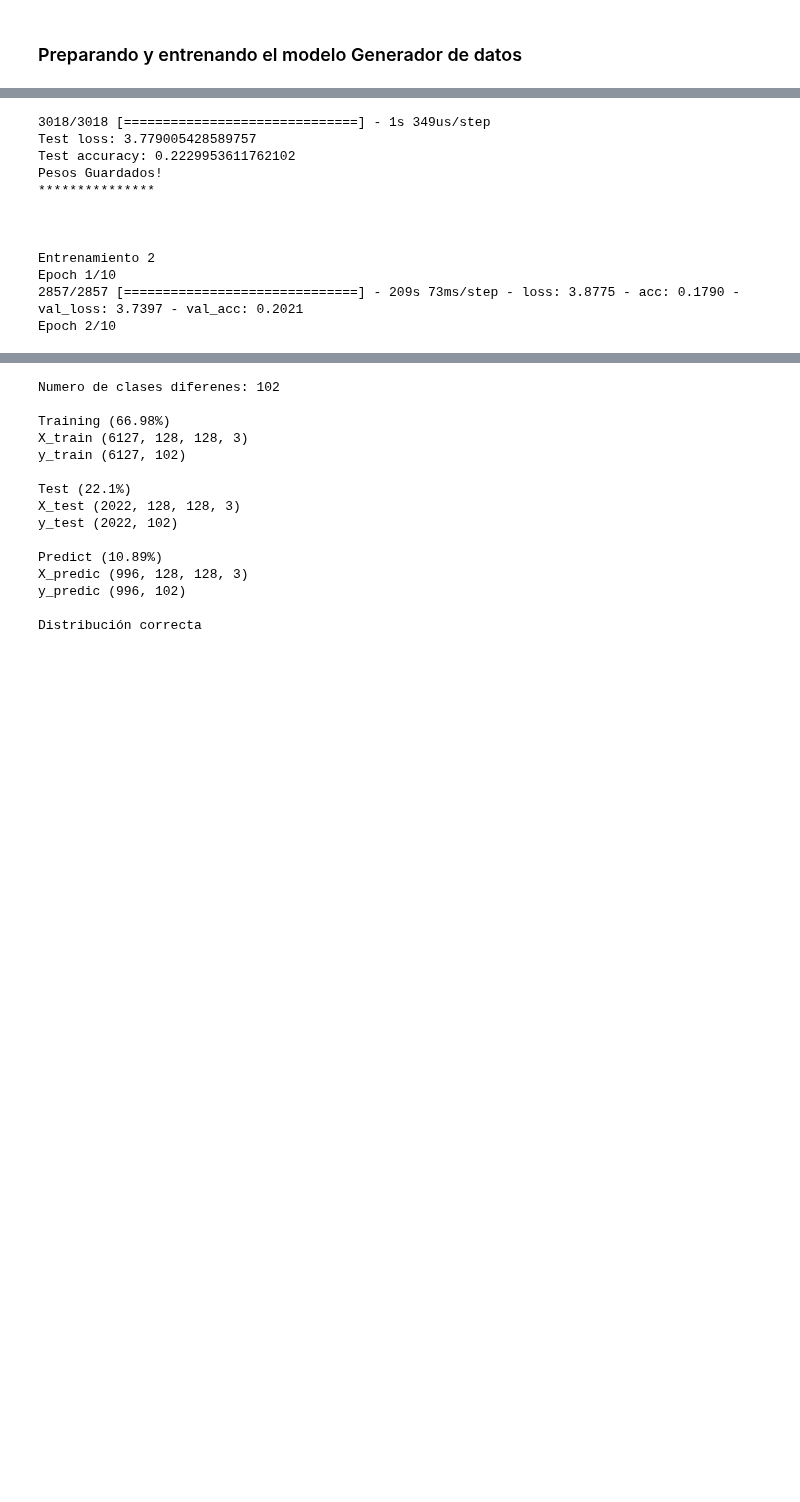
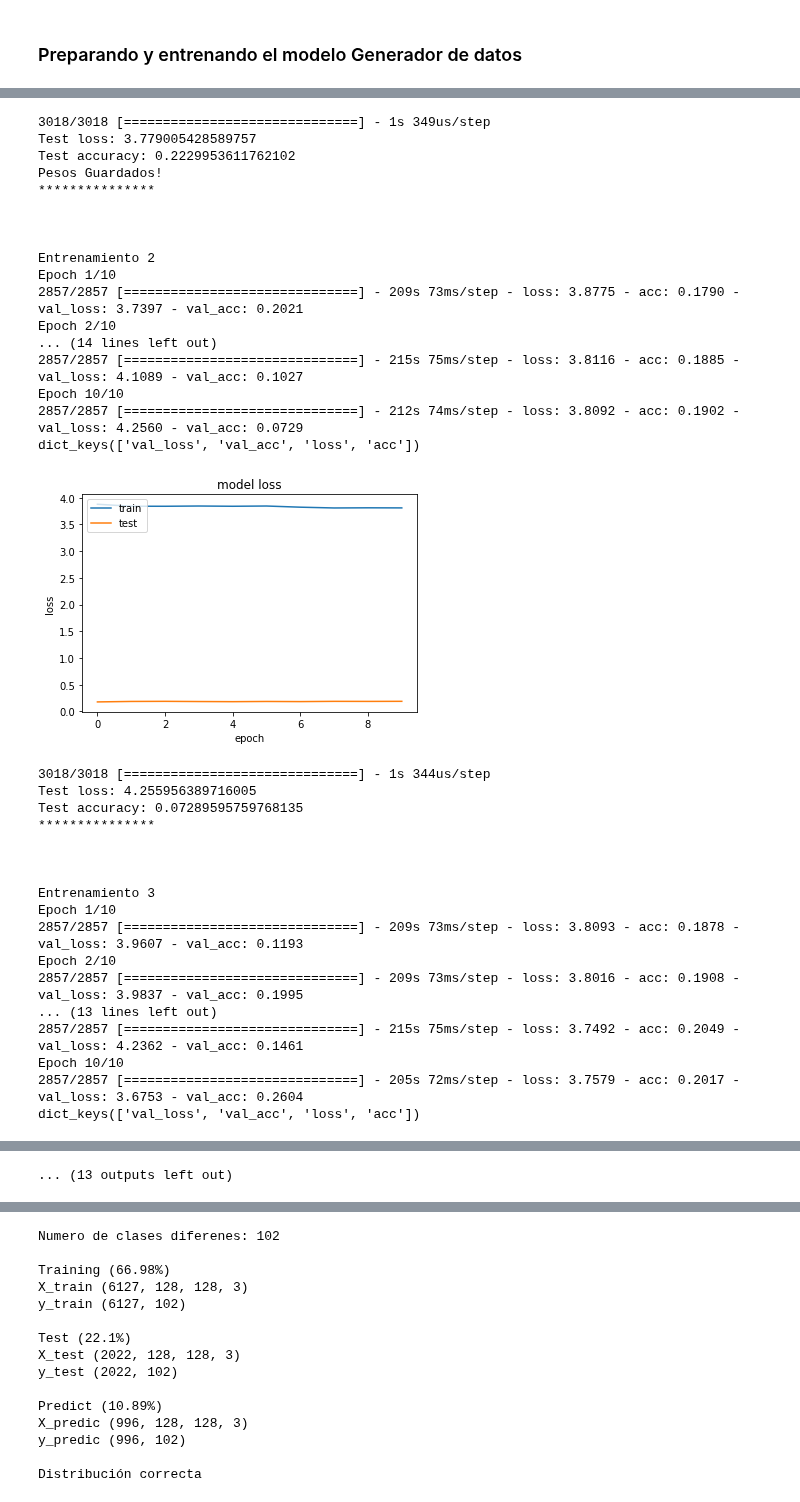
Before and after one commit to wisrovi/RedesNeuronales, a Jupyter notebook: 07MAIR-WilliamSteveRodriguezVillamizar.ipynb, the cells around one changed output, grey strips where cells are left out. Drawn from its saved outputs; the diff is of its cells as text; code cells hidden in the pictures; blank space fills up the shorter version.

```diff
--- a/07MAIR-WilliamSteveRodriguezVillamizar.ipynb
+++ b/07MAIR-WilliamSteveRodriguezVillamizar.ipynb
@@ -258,7 +274,8 @@ for i in range(numeroEntrenamientos):
             X_test_generator, y_test_generator
         ),
         workers=4,
-        steps_per_epoch=pasos_por_epoca)
+        steps_per_epoch=pasos_por_epoca,
+        callbacks=DefineCallback())
 
     plot_history(history_augmentation)
 
@@ -281,30 +298,53 @@ for i in range(numeroEntrenamientos):
 2857
 
 
 Entrenamiento 1
 Epoch 1/10
 2857/2857 [==============================] - 217s 76ms/step - loss: 3.6928 - acc: 0.2112 - val_loss: 3.4603 - val_acc: 0.2886
 Epoch 2/10
 2857/2857 [==============================] - 210s 73ms/step - loss: 3.5184 - acc: 0.2410 - val_loss: 3.5258 - val_acc: 0.2323
 Epoch 3/10
 2857/2857 [==============================] - 207s 72ms/step - loss: 3.4860 - acc: 0.2491 - val_loss: 3.5823 - val_acc: 0.2064
 Epoch 4/10
 2857/2857 [==============================] - 207s 73ms/step - loss: 3.4854 - acc: 0.2494 - val_loss: 3.6682 - val_acc: 0.1885
 ... (9 lines left out)
 2857/2857 [==============================] - 208s 73ms/step - loss: 3.8488 - acc: 0.1982 - val_loss: 3.7004 - val_acc: 0.1991
 Epoch 10/10
 2857/2857 [==============================] - 207s 73ms/step - loss: 3.9028 - acc: 0.1814 - val_loss: 3.7790 - val_acc: 0.2230
 dict_keys(['val_loss', 'val_acc', 'loss', 'acc'])
 [figure]
 3018/3018 [==============================] - 1s 349us/step
 Test loss: 3.779005428589757
 Test accuracy: 0.2229953611762102
 Pesos Guardados!
 ***************
 
 
 
 Entrenamiento 2
 Epoch 1/10
 2857/2857 [==============================] - 209s 73ms/step - loss: 3.8775 - acc: 0.1790 - val_loss: 3.7397 - val_acc: 0.2021
 Epoch 2/10
+... (14 lines left out)
+2857/2857 [==============================] - 215s 75ms/step - loss: 3.8116 - acc: 0.1885 - val_loss: 4.1089 - val_acc: 0.1027
+Epoch 10/10
+2857/2857 [==============================] - 212s 74ms/step - loss: 3.8092 - acc: 0.1902 - val_loss: 4.2560 - val_acc: 0.0729
+dict_keys(['val_loss', 'val_acc', 'loss', 'acc'])
+[figure, added]
+3018/3018 [==============================] - 1s 344us/step
+Test loss: 4.255956389716005
+Test accuracy: 0.07289595759768135
+***************
+
+
+
+Entrenamiento 3
+Epoch 1/10
+2857/2857 [==============================] - 209s 73ms/step - loss: 3.8093 - acc: 0.1878 - val_loss: 3.9607 - val_acc: 0.1193
+Epoch 2/10
+2857/2857 [==============================] - 209s 73ms/step - loss: 3.8016 - acc: 0.1908 - val_loss: 3.9837 - val_acc: 0.1995
+... (13 lines left out)
+2857/2857 [==============================] - 215s 75ms/step - loss: 3.7492 - acc: 0.2049 - val_loss: 4.2362 - val_acc: 0.1461
+Epoch 10/10
+2857/2857 [==============================] - 205s 72ms/step - loss: 3.7579 - acc: 0.2017 - val_loss: 3.6753 - val_acc: 0.2604
+dict_keys(['val_loss', 'val_acc', 'loss', 'acc'])
@@ -311,3 +406,4 @@ Epoch 2/10
+... (13 outputs left out)
 # %%
 #falta terminar, mirar como con que modelo entrenado puedo generar las imagenes
 convnet_augmentation.eva
```
Also changed, not shown: parts of 18 cells of this notebook.
